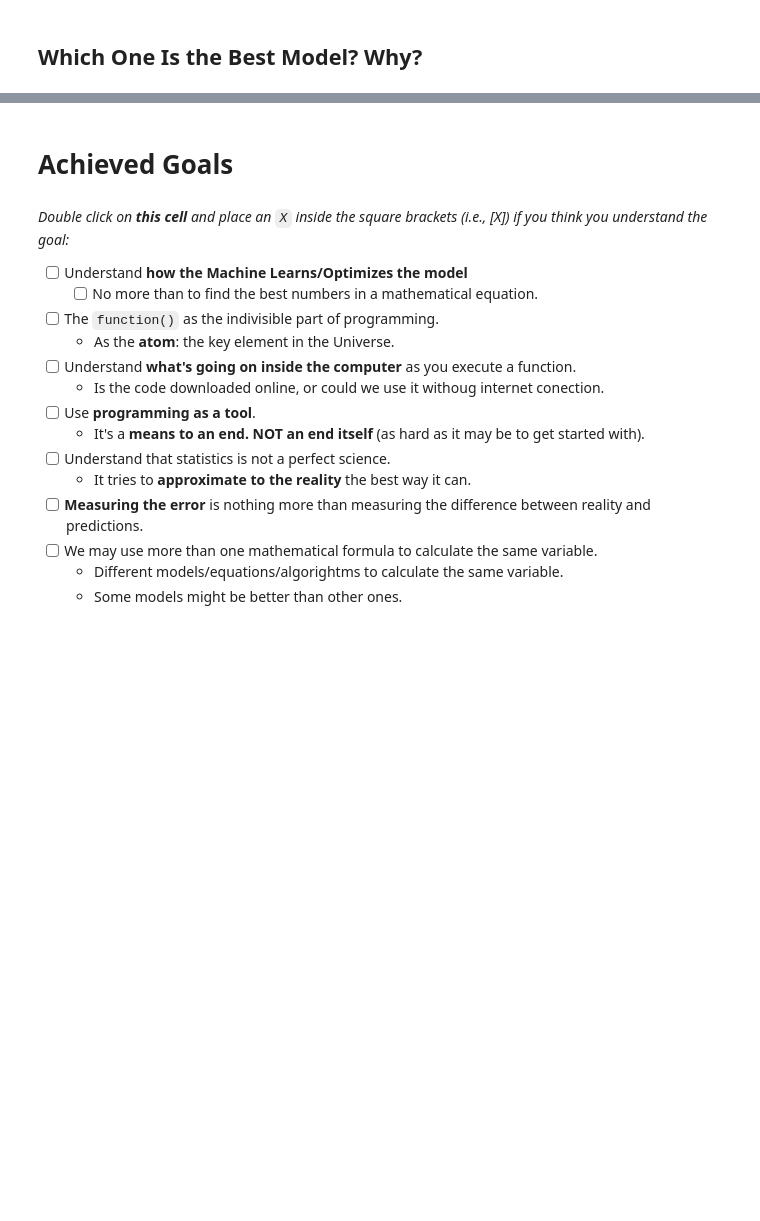
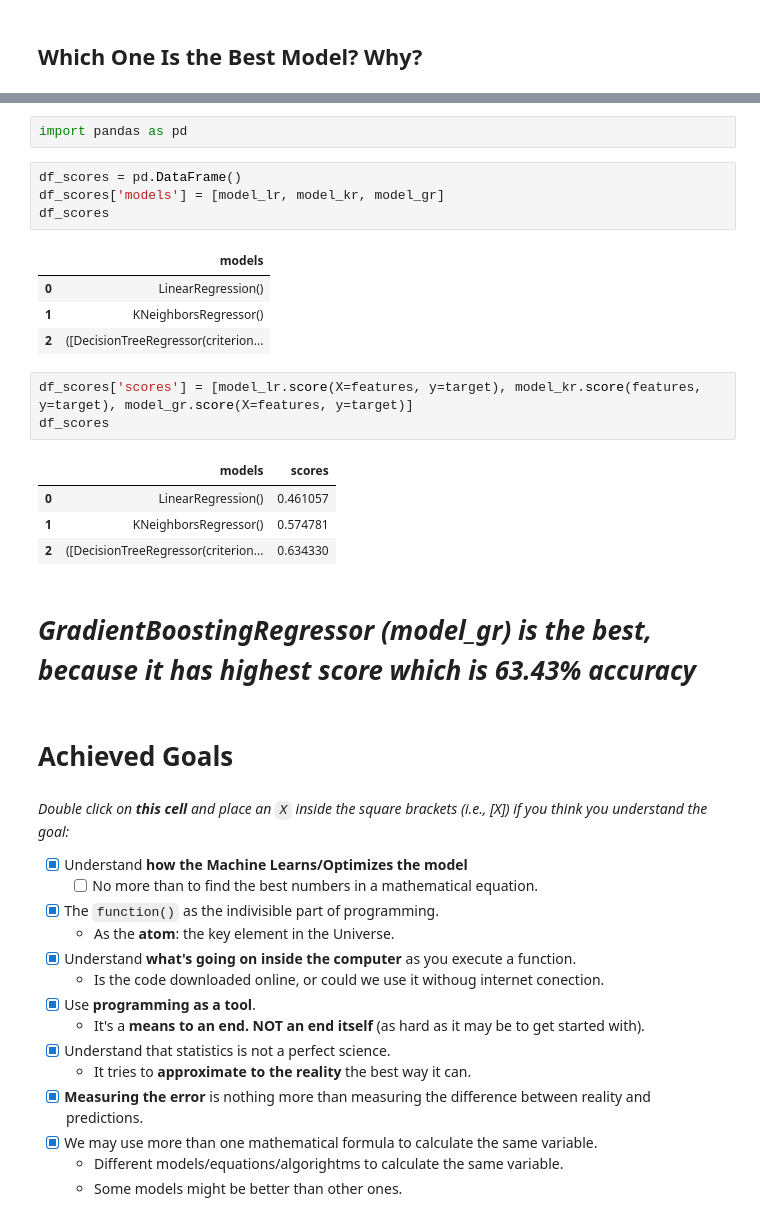
Before and after one commit to Ijanu-David-Agumdia/resolving-machine-learning-python, a Jupyter notebook: 01_The Linear Regression & Supervised Regression Models/01D_ml-linear-regression_practice_blank.ipynb, the cells around one changed output, grey strips where cells are left out. Drawn from its saved outputs; the diff is of its cells as text; blank space fills up the shorter version.

Commit message:
Linear regression exercise

```diff
--- a/01_The Linear Regression & Supervised Regression Models/01D_ml-linear-regression_practice_blank.ipynb
+++ b/01_The Linear Regression & Supervised Regression Models/01D_ml-linear-regression_practice_blank.ipynb
@@ -224,20 +248,41 @@ sns.scatterplot(x='id', y='pred_gr', data=exercise, label='Gradient Boosting Reg
+# %%
+import pandas as pd
+# %%
+df_scores = pd.DataFrame()
+df_scores['models'] = [model_lr, model_kr, model_gr]
+df_scores
+# %% [output]
+|  | models |
+| 0 | LinearRegression() |
+| 1 | KNeighborsRegressor() |
+| 2 | ([DecisionTreeRegressor(criterion... |
+# %%
+df_scores['scores'] = [model_lr.score(X=features, y=target), model_kr.score(features, y=target), model_gr.score(X=features, y=target)]
+df_scores
+# %% [output]
+|  | models | scores |
+| 0 | LinearRegression() | 0.461057 |
+| 1 | KNeighborsRegressor() | 0.574781 |
+| 2 | ([DecisionTreeRegressor(criterion... | 0.634330 |
+# %% [markdown]
+# _GradientBoostingRegressor (model_gr) is the best, because it has highest score which is 63.43% accuracy_
 # %% [markdown]
 # Achieved Goals
 # %% [markdown]
 _Double click on **this cell** and place an `X` inside the square brackets (i.e., [X]) if you think you understand the goal:_
 
-- [ ] Understand **how the Machine Learns/Optimizes the model**
+- [x] Understand **how the Machine Learns/Optimizes the model**
     - [ ] No more than to find the best numbers in a mathematical equation.
-- [ ] The `function()` as the indivisible part of programming.
+- [x] The `function()` as the indivisible part of programming.
     - As the **atom**: the key element in the Universe.
-- [ ] Understand **what's going on inside the computer** as you execute a function.
+- [x] Understand **what's going on inside the computer** as you execute a function.
     - Is the code downloaded online, or could we use it withoug internet conection.
-- [ ] Use **programming as a tool**.
+- [x] Use **programming as a tool**.
     - It's a **means to an end. NOT an end itself** (as hard as it may be to get started with).
-- [ ] Understand that statistics is not a perfect science.
+- [x] Understand that statistics is not a perfect science.
     - It tries to **approximate to the reality** the best way it can.
-- [ ] **Measuring the error** is nothing more than measuring the difference between reality and predictions.
-- [ ] We may use more than one mathematical formula to calculate the same variable.
+- [x] **Measuring the error** is nothing more than measuring the difference between reality and predictions.
+- [x] We may use more than one mathematical formula to calculate the same variable.
     - Different models/equations/algorightms to calculate the same variable.
     - Some models might be better than other ones.
 # %% [markdown]
```
Also changed, not shown: parts of 2 cells of this notebook.
